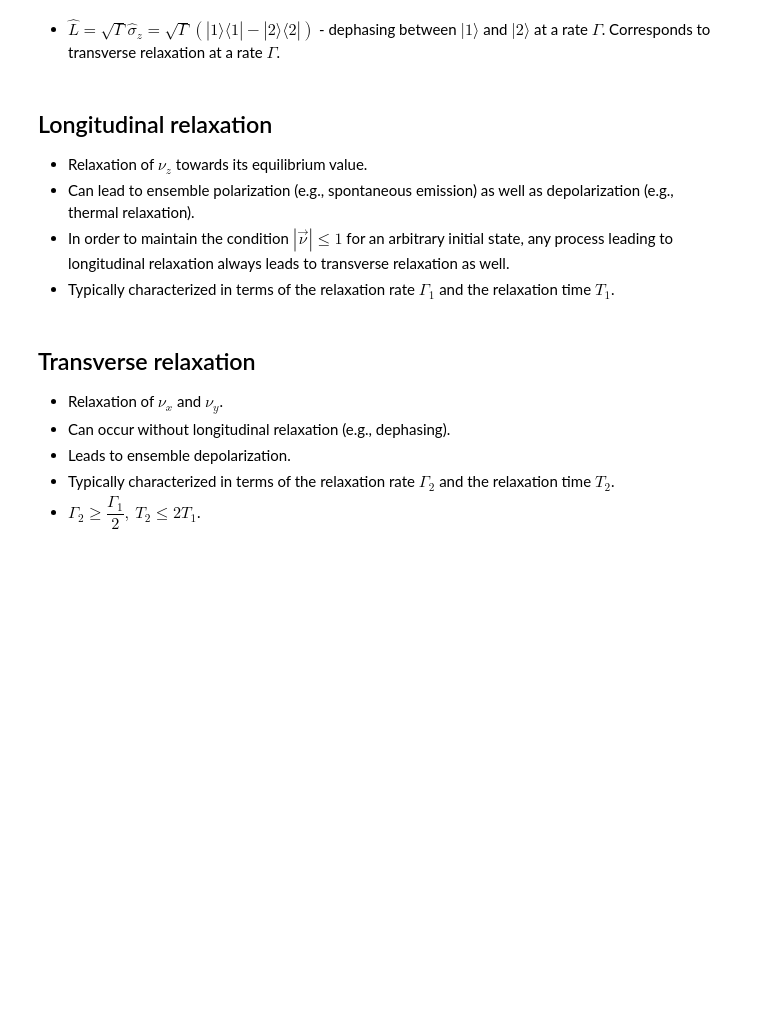
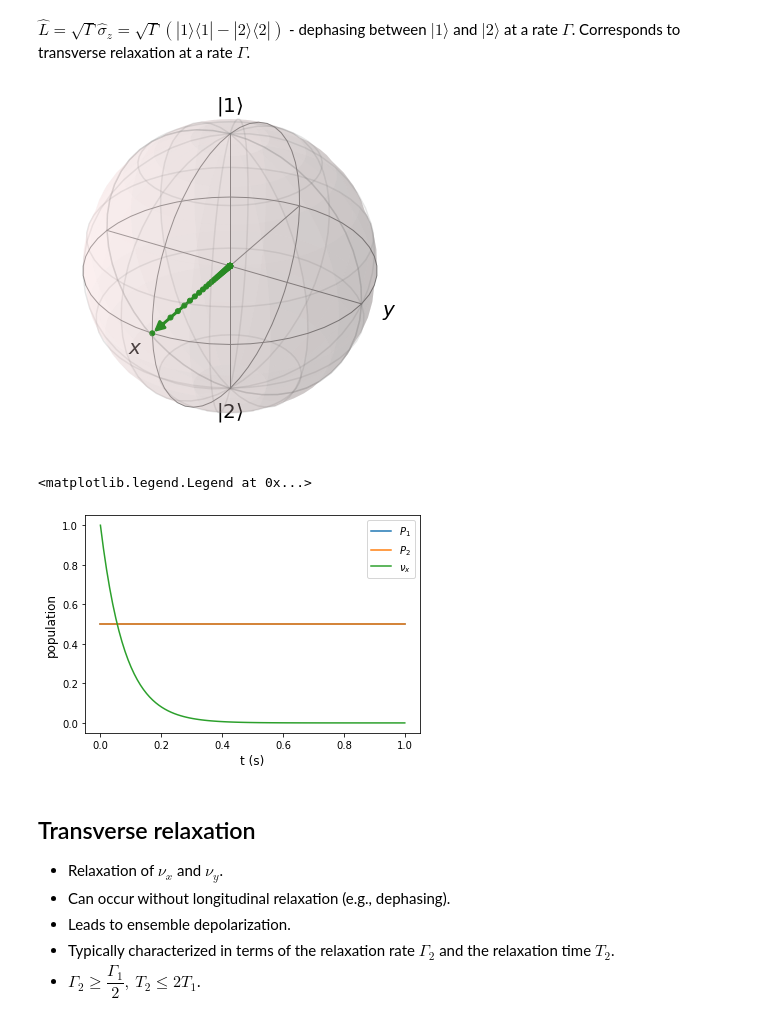
Before and after one commit to tretyakovmipt/quantum-intro-lectures, a Jupyter notebook: open-systems.ipynb, the cells around one changed output. Drawn from its saved outputs; the diff is of its cells as text; code cells hidden in the pictures; blank space fills up the shorter version.

```diff
--- a/open-systems.ipynb
+++ b/open-systems.ipynb
@@ -41,13 +94,50 @@ and transverse relaxation at a rate $\Gamma/2$:
 # %% [markdown]
-- $\hat{L}=\sqrt{\Gamma}\hat{\sigma}_z=\sqrt{\Gamma}\left(|1\rangle\langle1|-|2\rangle\langle2|\right)$ - dephasing between $|1\rangle$ and $|2\rangle$ at a rate $\Gamma$. Corresponds to transverse relaxation at a rate $\Gamma$.
+$\hat{L}=\sqrt{\Gamma}\hat{\sigma}_z=\sqrt{\Gamma}\left(|1\rangle\langle1|-|2\rangle\langle2|\right)$ - dephasing between $|1\rangle$ and $|2\rangle$ at a rate $\Gamma$. Corresponds to transverse relaxation at a rate $\Gamma$.
-# %% [markdown]
-
-## Longitudinal relaxation
-
-- Relaxation of $\nu_z$ towards its equilibrium value.
-- Can lead to ensemble polarization (e.g., spontaneous emission) as well as depolarization (e.g., thermal relaxation).
-- In order to maintain the condition $|\vec{\nu}|\le1$ for an arbitrary initial state, any process leading to longitudinal relaxation always leads to transverse relaxation as well.
-- Typically characterized in terms of the relaxation rate $\Gamma_1$ and the relaxation time $T_1$.
+# %%
+# Hamiltonian
+H = qeye(2)
+
+# Time grid
+T = 1 # duration
+N = 100 # number of points
+t = np.linspace(0,T,N) # time grid
+
+# Projection operators to find the population in the basis states
+P1 = ket1.proj()
+P2 = ket2.proj()
+
+# Collpase operators
+Gamma2 = 2*np.pi # Relaxation rate
+L2 = np.sqrt(Gamma2)*sigmaz() # Dephasing
+c_ops = [L2]
+
+# Initial state
+psi0 = (ket1+ket2).unit()
+
+# Solve the master equation starting in ket1
+result = mesolve(H, psi0, t, c_ops, [P1, P2, sigmax(), sigmay(), sigmaz()])
+
+# Evolution on the Bloch sphere
+b = Bloch()
+b.zlabel = ['$\\left|1\\right>$', '$\\left|2\\right>$']
+b.make_sphere()
+b.add_points([result.expect[2],result.expect[3],result.expect[4]])
+b.add_states([psi0, 0.8*H.unit()])
+b.point_color=['green']
+b.show()
+
+# Plot the populations
+fig, ax = plt.subplots()
+ax.plot(result.times, result.expect[0],label=r'$P_{1}$')
+ax.plot(result.times, result.expect[1],label=r'$P_{2}$')
+ax.plot(result.times, result.expect[2],label=r'$\nu_x$')
+ax.set_xlabel('t (s)',fontsize=12)
+ax.set_ylabel('population',fontsize=12)
+ax.legend(loc=0)
+# %% [output]
+[figure, added]
+<matplotlib.legend.Legend at 0x...>
+[figure, added]
 # %% [markdown]
 
 ## Transverse relaxation
```
Also changed, not shown: parts of 6 cells of this notebook.
